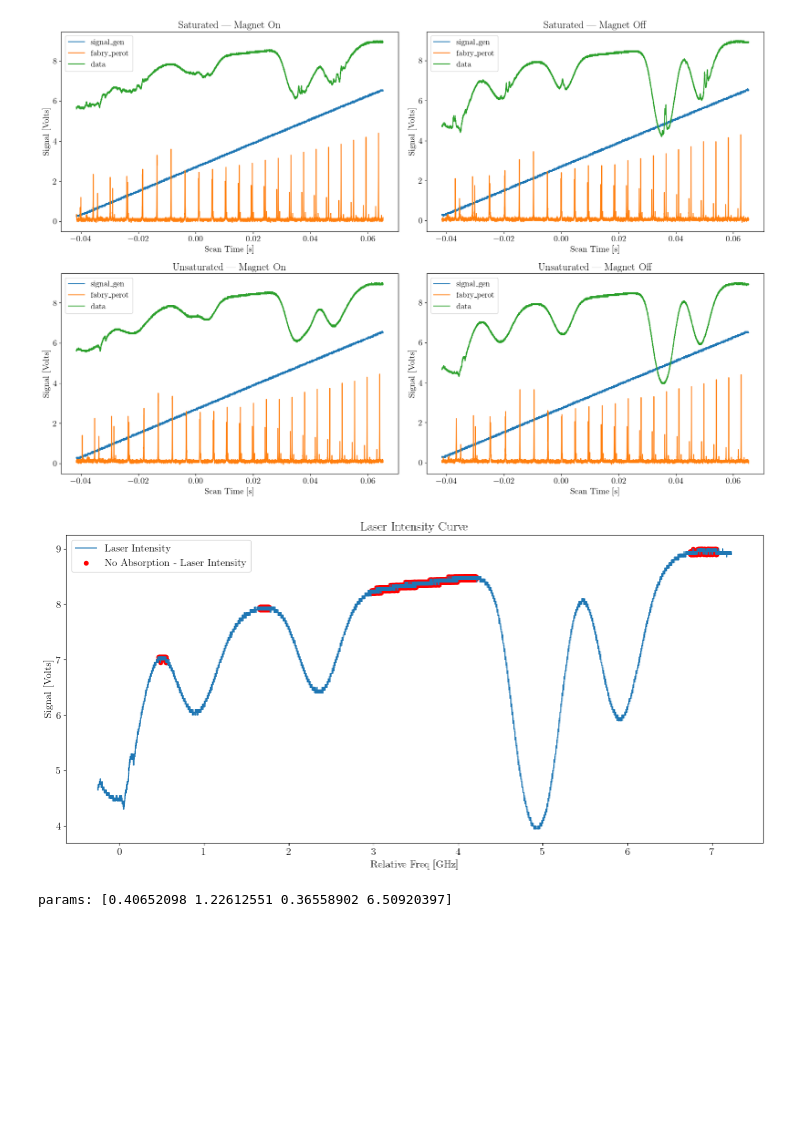
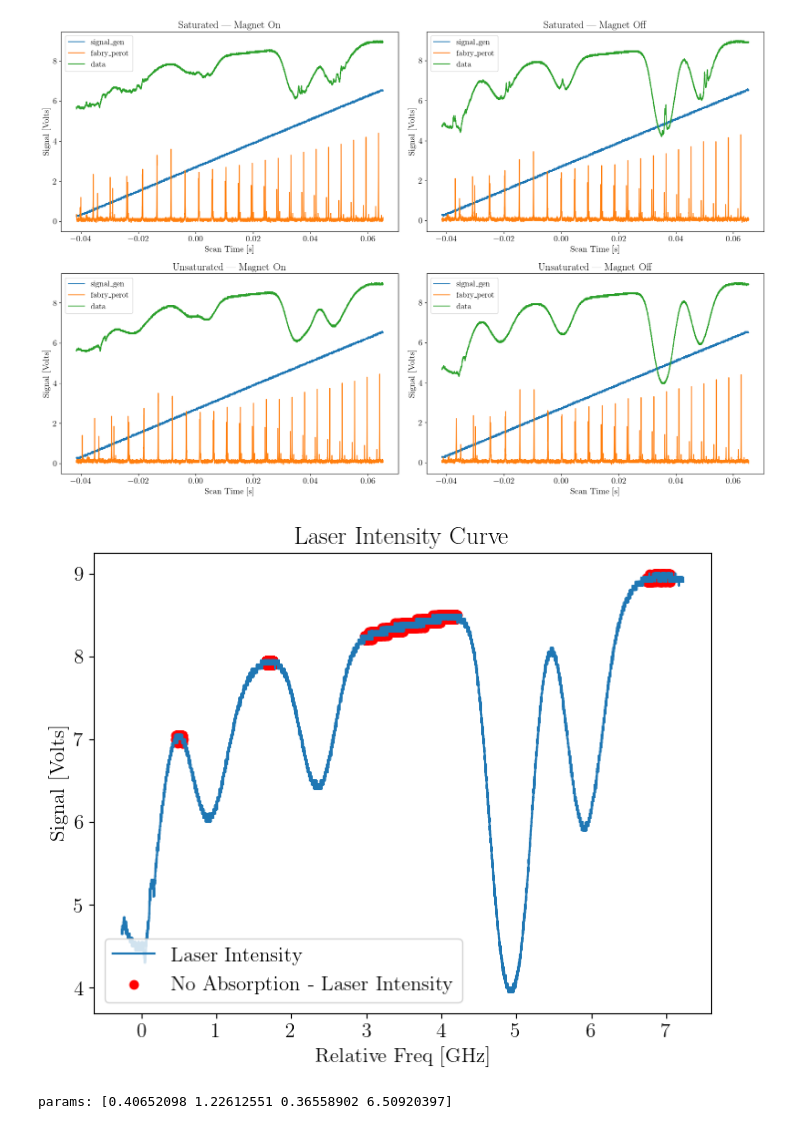
Before and after one commit to andres-luengo/alden-andres-max-most-dangerous-4450-trio, a Jupyter notebook: rb-spectroscopy/doppler_broadening.ipynb, the cells around one changed output. Saved outputs shown, nothing was run; the diff lists cells and outputs as text; code cells hidden in the pictures; blank space fills up the shorter version.

Commit message:
prettify graphs

```diff
--- a/rb-spectroscopy/doppler_broadening.ipynb
+++ b/rb-spectroscopy/doppler_broadening.ipynb
@@ -95,8 +95,8 @@ for sat_type in ["saturated", "unsaturated"]:
 
         t = np.array(merged_df["time"])
         params = data_dict[sat_type][mag_stat]["fab_fit"]
-        freq = fabry_time_to_freq(t, *params)
-        merged_df["freq"]=freq
+        b_fit = fabry_time_to_freq(t, *params)
+        merged_df["freq"]=b_fit
         data_dict[sat_type][mag_stat]["data"]=merged_df
         # print(merged_df)
 # %%
@@ -188,41 +187,41 @@ def laser_amp_curve_model(x, a, b, c):
 def laser_amp_curve_model2(x, a, b, c, d):
     return  a * x**3 + b * x**2 + c * x + d
 # %%
-plt.figure(figsize=(18, 8))
+plt.figure(figsize=(8, 6))
 # plt.scatter(data_dict["unsaturated"]["no_magnet"]["data"]["freq"][trim_start:trim_stop], data_dict["unsaturated"]["no_magnet"]["data"]["data"][trim_start:trim_stop],
 #                                s=.1, alpha=.2, c="purple", label="Data")
 
 freqs = np.array(data_dict["unsaturated"]["no_magnet"]["data"]["freq"][trim_start:trim_stop])
 signal = np.array(data_dict["unsaturated"]["no_magnet"]["data"]["data"][trim_start:trim_stop])
 
 centers=[2750, 5800, 8500, 13000]
 window_sizes=[1700, 3000, 3900, 3000]
 
 xdata_chunks = []
 ydata_chunks = []
 
 centers2=[1750, 4100, 7400, 12850]
 window_sizes2=[200, 200, 2100, 500]
 for i in range (4):
     start=centers2[i] - int (window_sizes2[i]/2)
     stop=centers2[i] + int (window_sizes2[i]/2)
 
     xdata_chunks.append(freqs[start:stop])
     ydata_chunks.append(signal[start:stop])
 
 power_curve_x = np.concat(xdata_chunks)
 power_curve_y = np.concat(ydata_chunks)
 
 plt.plot(freqs, signal)
 plt.scatter(power_curve_x, power_curve_y, c="red")
 plt.xlabel("Relative Freq [GHz]")
 plt.ylabel("Signal [Volts]")
 plt.title("Laser Intensity Curve")
 plt.legend(["Laser Intensity", "No Absorption - Laser Intensity"])
-
+plt.savefig("LaserIntensity.png")
 plt.show()
 # %% [output]
-[figure, old version]
+[figure, new version]
 # %%
 # fit this first to remove the curve in the data so that the multi-gaussian fit can be used
 def laser_amp_curve_model(x, x0, a, b, c):
```
Also changed, not shown: parts of 5 cells of this notebook.
